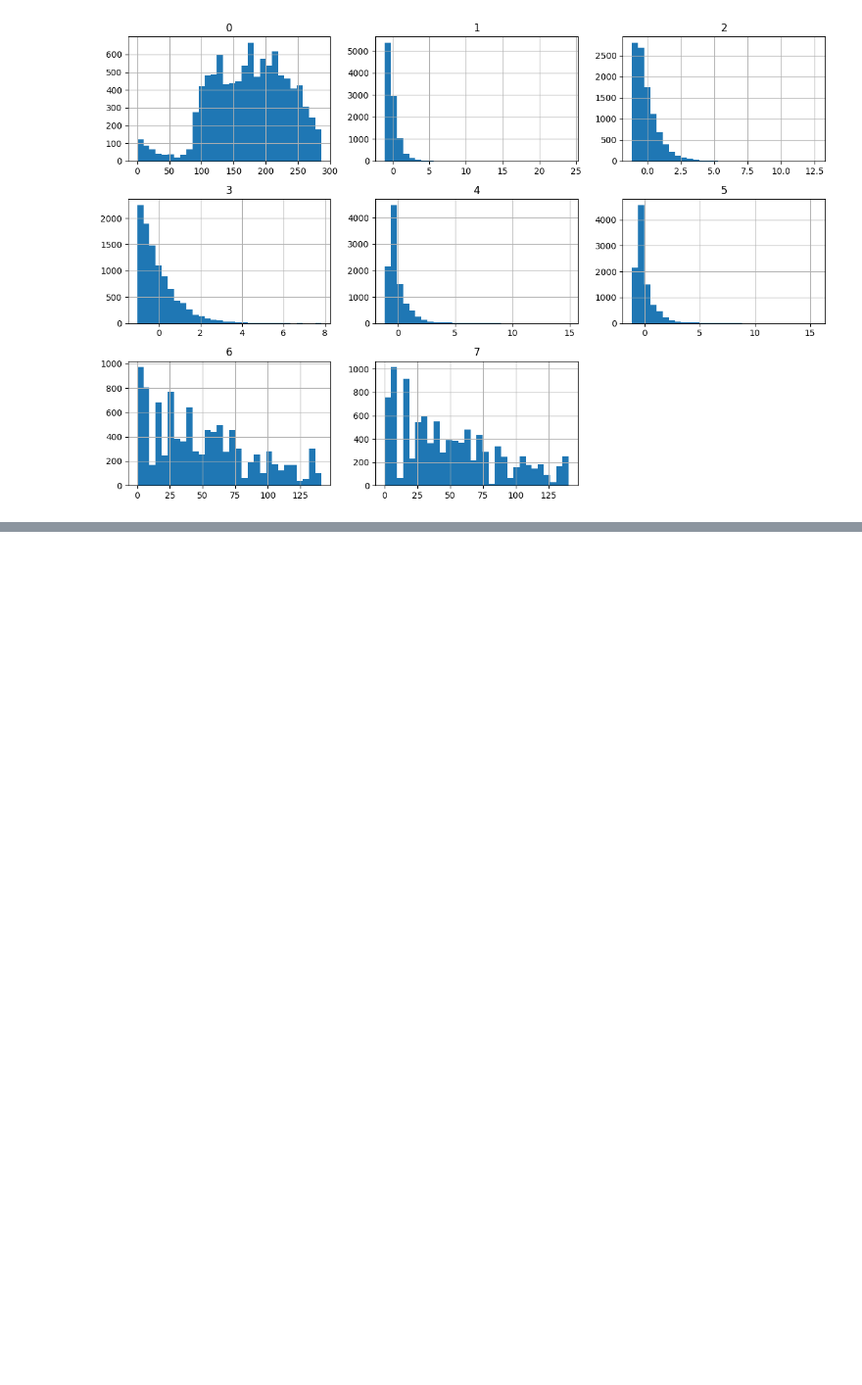
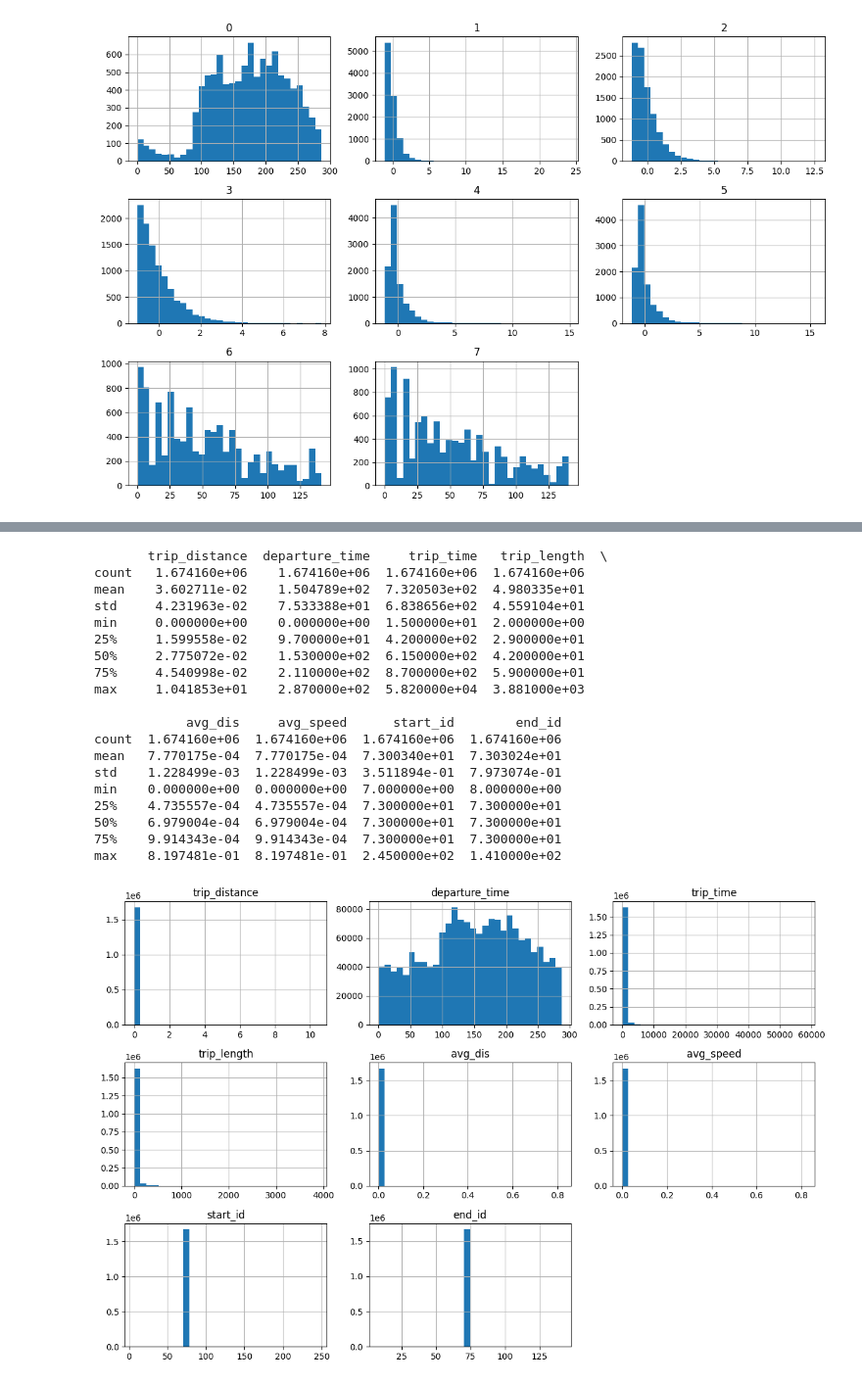
Before and after one commit to markLaiunimelb/repro_difftraj, a Jupyter notebook: preprocessing.ipynb, the cells around one changed output, grey strips where cells are left out. Shown at 98% size. Saved outputs shown, nothing was run; the diff lists cells and outputs as text; code cells hidden in the pictures; blank space fills up the shorter version.

```diff
--- a/preprocessing.ipynb
+++ b/preprocessing.ipynb
@@ -347,0 +315,30 @@ NameError: name 'boundary' is not defined
+# %%
+# describe and plot the df, , do not execute!
+import matplotlib.pyplot as plt
+
+print(df_pp.describe())
+
+df_pp.hist(figsize=(12, 8), bins=30)
+plt.tight_layout()
+plt.show()
+# %% [output]
+       trip_distance  departure_time     trip_time   trip_length  \
+count   1.674160e+06    1.674160e+06  1.674160e+06  1.674160e+06
+mean    3.602711e-02    1.504789e+02  7.320503e+02  4.980335e+01
+std     4.231963e-02    7.533388e+01  6.838656e+02  4.559104e+01
+min     0.000000e+00    0.000000e+00  1.500000e+01  2.000000e+00
+25%     1.599558e-02    9.700000e+01  4.200000e+02  2.900000e+01
+50%     2.775072e-02    1.530000e+02  6.150000e+02  4.200000e+01
+75%     4.540998e-02    2.110000e+02  8.700000e+02  5.900000e+01
+max     1.041853e+01    2.870000e+02  5.820000e+04  3.881000e+03
+
+            avg_dis     avg_speed      start_id        end_id
+count  1.674160e+06  1.674160e+06  1.674160e+06  1.674160e+06
+mean   7.770175e-04  7.770175e-04  7.300340e+01  7.303024e+01
+std    1.228499e-03  1.228499e-03  3.511894e-01  7.973074e-01
+min    0.000000e+00  0.000000e+00  7.000000e+00  8.000000e+00
+25%    4.735557e-04  4.735557e-04  7.300000e+01  7.300000e+01
+50%    6.979004e-04  6.979004e-04  7.300000e+01  7.300000e+01
+75%    9.914343e-04  9.914343e-04  7.300000e+01  7.300000e+01
+max    8.197481e-01  8.197481e-01  2.450000e+02  1.410000e+02
+[figure, added]
```
Also changed, not shown: parts of 20 cells of this notebook, 1 other file.
